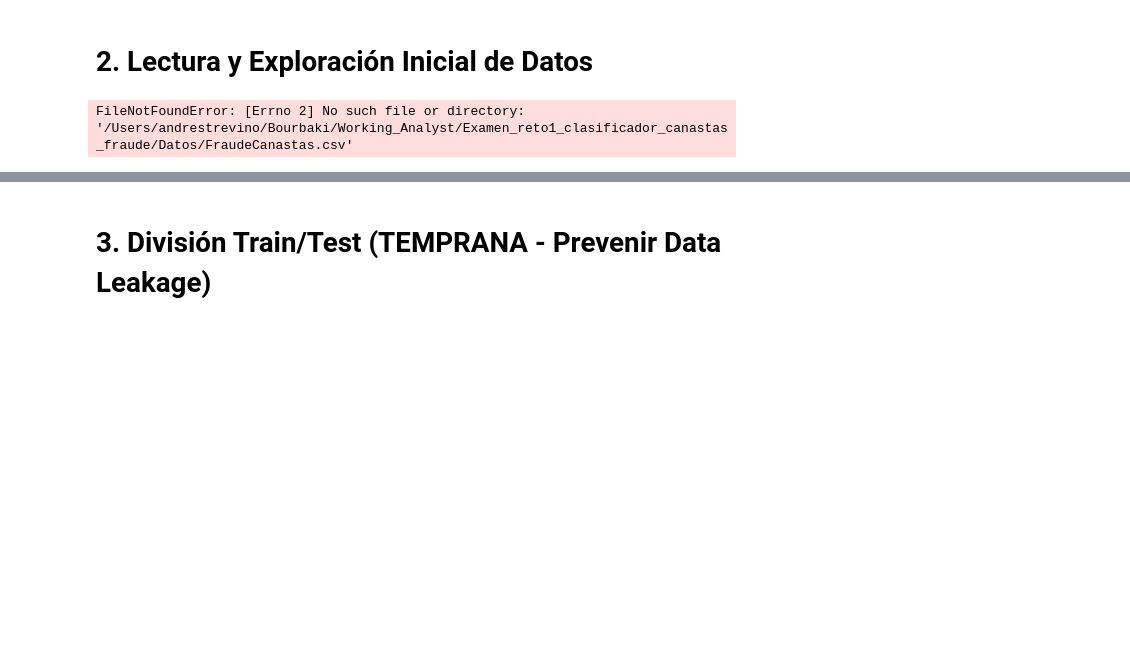
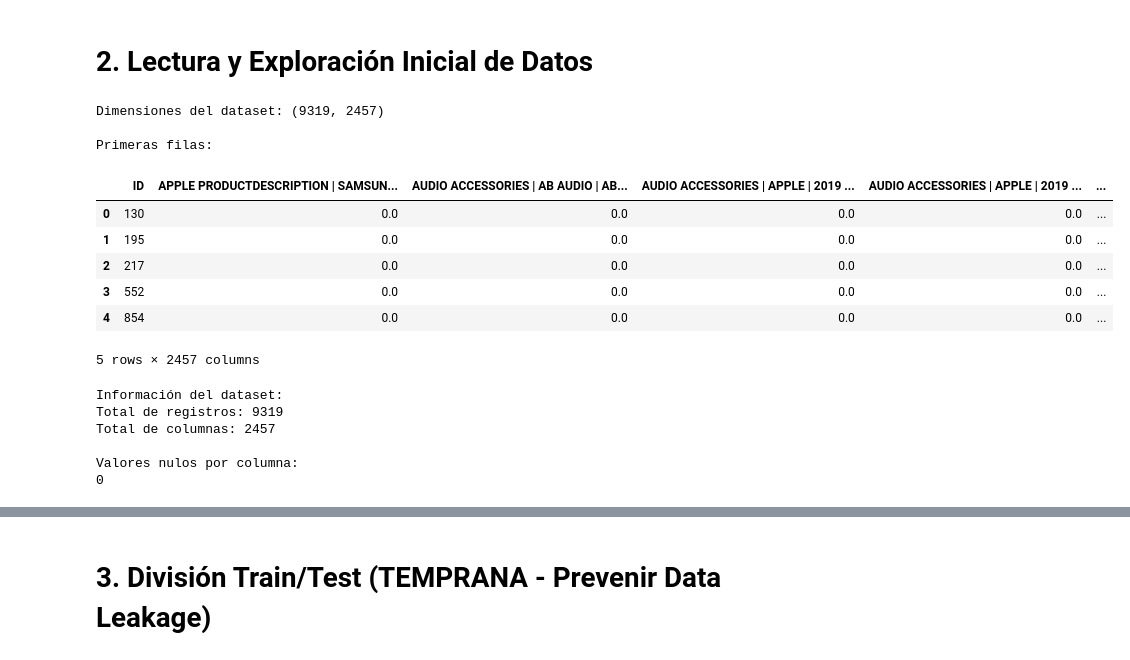
Before and after one commit to andrestrevino-EpsilonTech/Examen_reto1_clasificador_canastas_fraude, a Jupyter notebook: Notebooks/ClasificadorFraudeCanastas.ipynb, the cells around one changed output, grey strips where cells are left out. Drawn from its saved outputs; the diff is of its cells as text; code cells hidden in the pictures; blank space fills up the shorter version.

```diff
--- a/Notebooks/ClasificadorFraudeCanastas.ipynb
+++ b/Notebooks/ClasificadorFraudeCanastas.ipynb
@@ -106,13 +106,22 @@ def matriz_confusion_con_umbral(modelo, X_test, y_test, umbral=0.5):
 # 2. Lectura y Exploración Inicial de Datos
 # %%
 # Cargar datos
-df = pd.read_csv('/Users/andrestrevino/Bourbaki/Working_Analyst/Examen_reto1_clasificador_canastas_fraude/Datos/FraudeCanastas.csv')
+df = pd.read_csv('https://raw.githubusercontent.com/andrestrevino-EpsilonTech/Examen_reto1_clasificador_canastas_fraude/refs/heads/main/Datos/FraudeCanastas.csv')
 
 print(f"Dimensiones del dataset: {df.shape}")
 print(f"\nPrimeras filas:")
 df.head()
 # %% [output]
-FileNotFoundError: [Errno 2] No such file or directory: '/Users/andrestrevino/Bourbaki/Working_Analyst/Examen_reto1_clasificador_canastas_fraude/Datos/FraudeCanastas.csv'
+Dimensiones del dataset: (9319, 2457)
+
+Primeras filas:
+|  | ID | APPLE PRODUCTDESCRIPTION | SAMSUN... | AUDIO ACCESSORIES | AB AUDIO | AB... | AUDIO ACCESSORIES | APPLE | 2019 ... | AUDIO ACCESSORIES | APPLE | 2019 ... | ... |
+| 0 | 130 | 0.0 | 0.0 | 0.0 | 0.0 | ... |
+| 1 | 195 | 0.0 | 0.0 | 0.0 | 0.0 | ... |
+| 2 | 217 | 0.0 | 0.0 | 0.0 | 0.0 | ... |
+| 3 | 552 | 0.0 | 0.0 | 0.0 | 0.0 | ... |
+| 4 | 854 | 0.0 | 0.0 | 0.0 | 0.0 | ... |
+5 rows × 2457 columns
 # %%
 # Información general
 print("Información del dataset:")
@@ -120,6 +129,13 @@ print(f"Total de registros: {len(df)}")
 print(f"Total de columnas: {df.shape[1]}")
 print(f"\nValores nulos por columna:")
 print(df.isnull().sum().sum())  # Total de nulos
+# %% [output]
+Información del dataset:
+Total de registros: 9319
+Total de columnas: 2457
+
+Valores nulos por columna:
+0
 # %%
 # Análisis de la variable objetivo
 print("Distribución de la variable objetivo (fraud_flag):")
```
Also changed, not shown: parts of 13 cells of this notebook.
